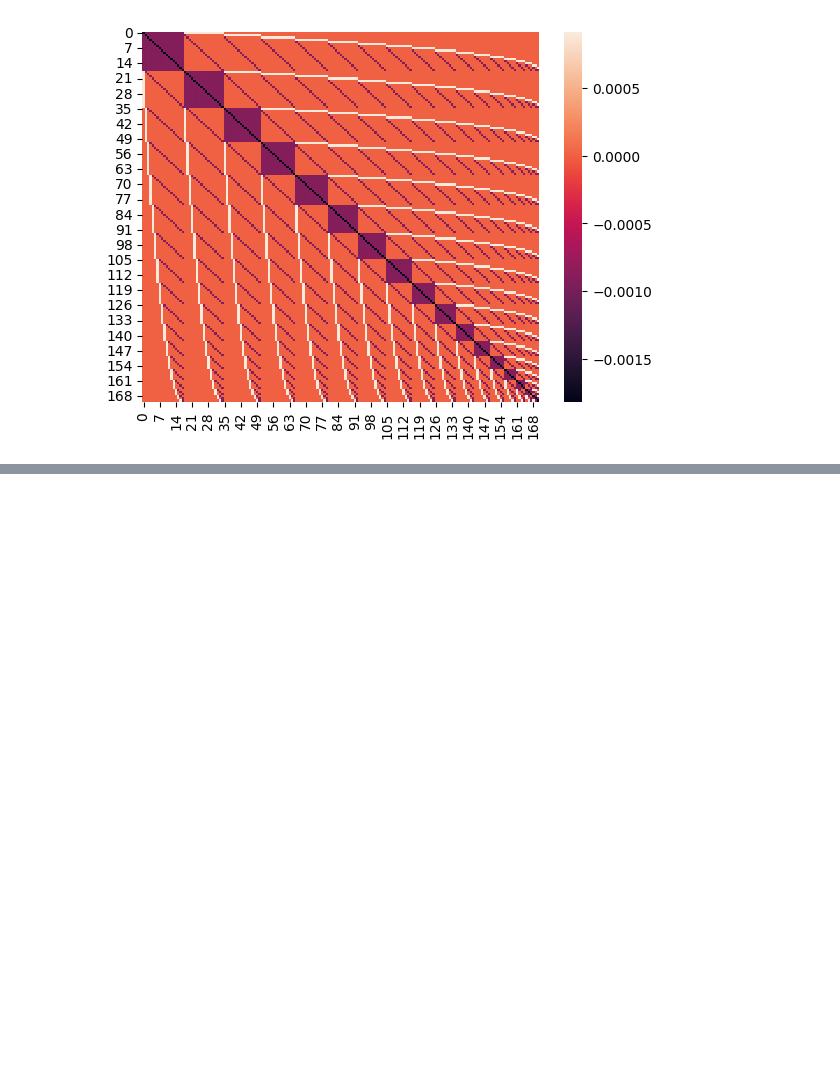
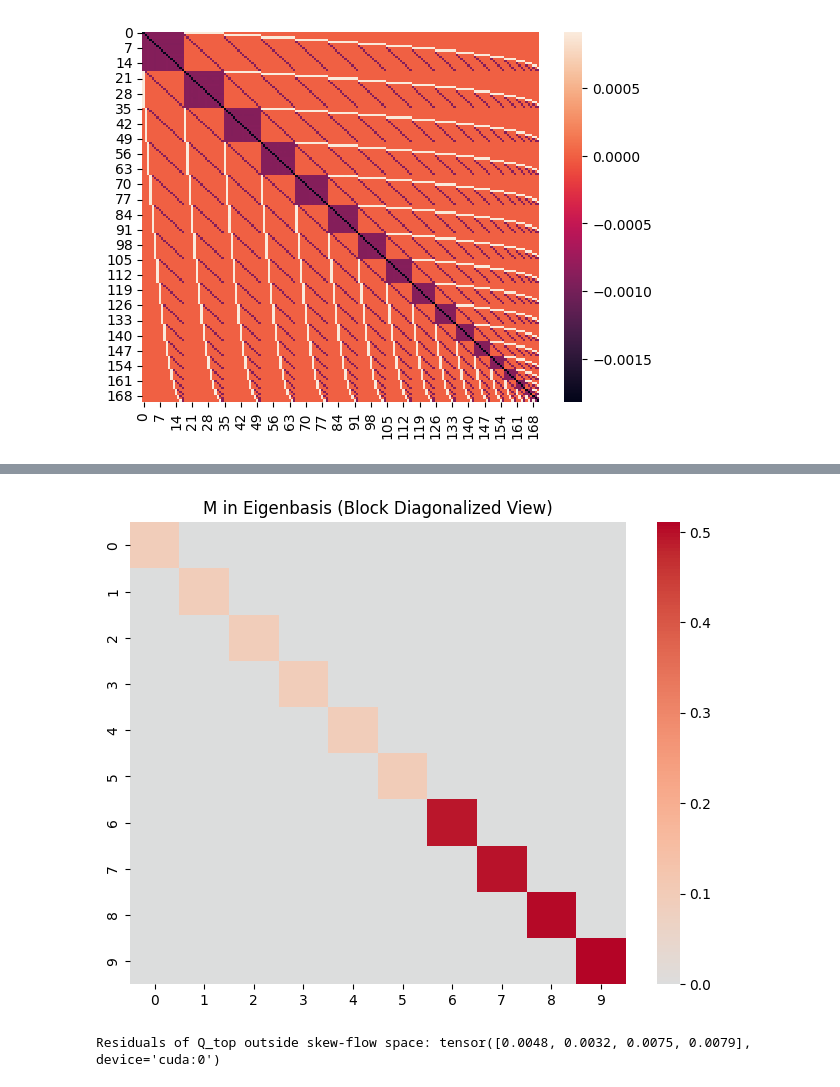
Before and after one commit to Shiwen-Yang/SCOPE, a Jupyter notebook: test_0.ipynb, the cells around one changed output, grey strips where cells are left out. Drawn from its saved outputs; the diff is of its cells as text; code cells hidden in the pictures; blank space fills up the shorter version.

```diff
--- a/test_0.ipynb
+++ b/test_0.ipynb
@@ -265,2 +253,41 @@ Currently at 100.00%
 # %%
-M - torch.diag(M)
+def block_diagonalize(M, num_top=None):
+    """
+    Diagonalize or block-structure a symmetric matrix M via eigendecomposition.
+
+    Parameters:
+        M (Tensor): Symmetric matrix (n x n)
+        num_top (int): Optional. If provided, sorts eigenvectors so top `num_top` largest
+                       eigenvalues come last (block-structured view)
+
+    Returns:
+        M_block (Tensor): Matrix in the eigenbasis
+        Q (Tensor): Eigenvector matrix (columns are eigenvectors)
+        eigvals (Tensor): Eigenvalues (in sorted order)
+    """
+    eigvals, Q = torch.linalg.eigh(M)
+
+    if num_top is not None:
+        # Reorder eigenvalues and eigenvectors to group top modes
+        idx = torch.argsort(eigvals)  # ascending
+        # move top `num_top` to the end
+        if num_top > 0:
+            idx = torch.cat([idx[:-num_top], idx[-num_top:]], dim=0)
+        eigvals = eigvals[idx]
+        Q = Q[:, idx]
+
+    M_block = Q.T @ M @ Q  # should be diagonal or nearly block diagonal
+    return M_block, Q, eigvals
+# %%
+M_block, Q, eigvals = block_diagonalize(M_vis, num_top=p)  # p = the number of large-eigenvalue modes
+
+# Visualize the matrix in the new basis
+import matplotlib.pyplot as plt
+import seaborn as sns
+
+plt.figure(figsize=(8, 6))
+sns.heatmap(M_block.cpu().numpy(), cmap='coolwarm', center=0)
+plt.title("M in Eigenbasis (Block Diagonalized View)")
+plt.show()
+# %% [output]
+[figure, added]
@@ -266,0 +320,9 @@ M - torch.diag(M)
+# %%
+U = construct_node_flow_matrix(p-1)[0]
+P_orth, _ = torch.linalg.qr(U)  # Q ∈ R^{binom(p,2) × p}, orthonormal columns
+P = (P_orth @ P_orth.T).to("cuda")  # projection onto the column space of Q = U
+Q_top = Q[:, -(p-2):]  # shape: [dim, num_top]
+residuals = torch.norm((torch.eye(P.shape[0], device=P.device) - P) @ Q_top, dim=0)
+print("Residuals of Q_top outside skew-flow space:", residuals)
+# %% [output]
+Residuals of Q_top outside skew-flow space: tensor([0.0048, 0.0032, 0.0075, 0.0079], device='cuda:0')
```
Also changed, not shown: parts of 4 cells of this notebook, 1 other file.
